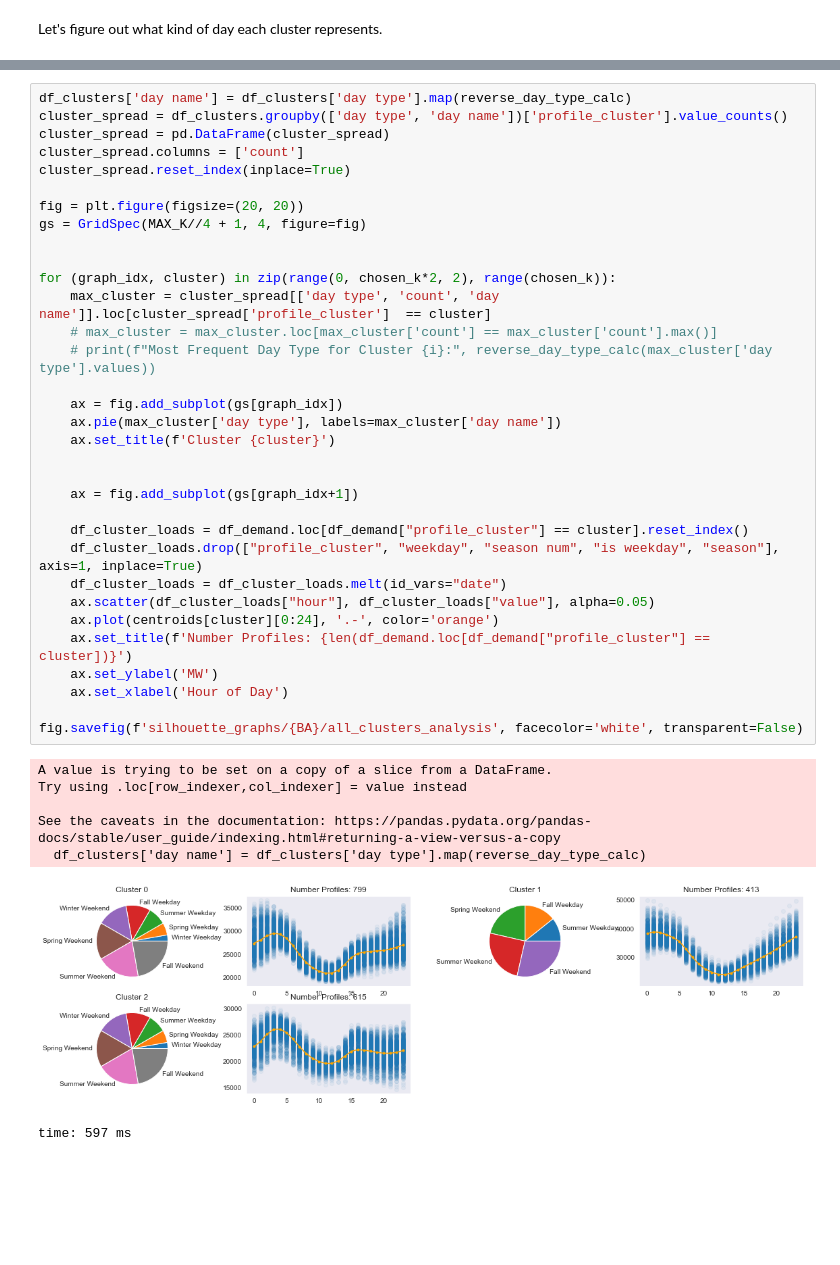
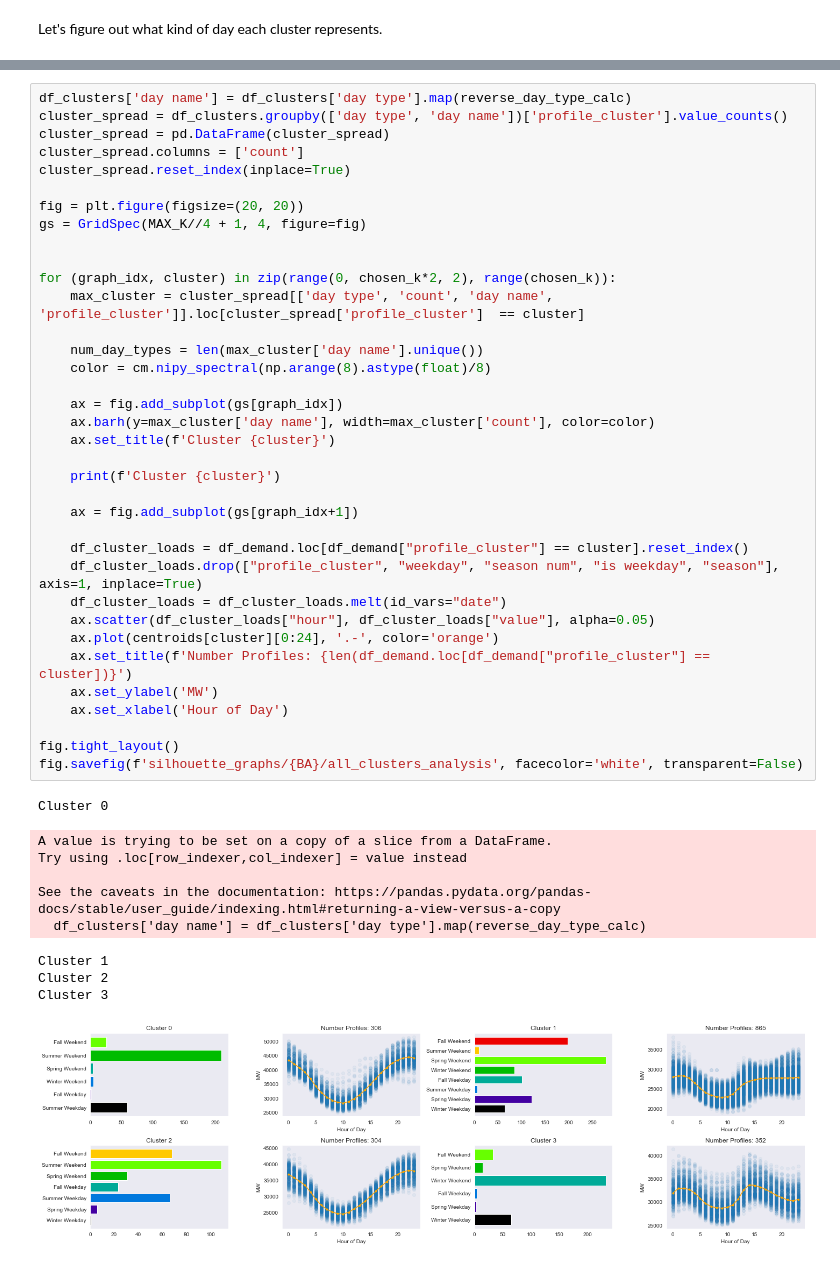
Before and after one commit to jgib124/Energy-Demand-Clustering, a Jupyter notebook: test_clustering.ipynb, the cells around one changed output, grey strips where cells are left out. Drawn from its saved outputs; the diff is of its cells as text; blank space fills up the shorter version.

Commit message:
bar charts for cluster analysisZ

```diff
--- a/test_clustering.ipynb
+++ b/test_clustering.ipynb
@@ -580,44 +557,50 @@ time: 5.44 ms
 # %%
 df_clusters['day name'] = df_clusters['day type'].map(reverse_day_type_calc)
 cluster_spread = df_clusters.groupby(['day type', 'day name'])['profile_cluster'].value_counts()
 cluster_spread = pd.DataFrame(cluster_spread)
 cluster_spread.columns = ['count']
 cluster_spread.reset_index(inplace=True)
 
 fig = plt.figure(figsize=(20, 20))
 gs = GridSpec(MAX_K//4 + 1, 4, figure=fig)
 
 
 for (graph_idx, cluster) in zip(range(0, chosen_k*2, 2), range(chosen_k)):
-    max_cluster = cluster_spread[['day type', 'count', 'day name']].loc[cluster_spread['profile_cluster']  == cluster]
-    # max_cluster = max_cluster.loc[max_cluster['count'] == max_cluster['count'].max()]
-    # print(f"Most Frequent Day Type for Cluster {i}:", reverse_day_type_calc(max_cluster['day type'].values))
+    max_cluster = cluster_spread[['day type', 'count', 'day name', 'profile_cluster']].loc[cluster_spread['profile_cluster']  == cluster]
+
+    num_day_types = len(max_cluster['day name'].unique())
+    color = cm.nipy_spectral(np.arange(8).astype(float)/8)
 
     ax = fig.add_subplot(gs[graph_idx])
-    ax.pie(max_cluster['day type'], labels=max_cluster['day name'])
+    ax.barh(y=max_cluster['day name'], width=max_cluster['count'], color=color)
     ax.set_title(f'Cluster {cluster}')
 
+    print(f'Cluster {cluster}')
 
     ax = fig.add_subplot(gs[graph_idx+1])
 
     df_cluster_loads = df_demand.loc[df_demand["profile_cluster"] == cluster].reset_index()
     df_cluster_loads.drop(["profile_cluster", "weekday", "season num", "is weekday", "season"], axis=1, inplace=True)
     df_cluster_loads = df_cluster_loads.melt(id_vars="date")
     ax.scatter(df_cluster_loads["hour"], df_cluster_loads["value"], alpha=0.05)
     ax.plot(centroids[cluster][0:24], '.-', color='orange')
     ax.set_title(f'Number Profiles: {len(df_demand.loc[df_demand["profile_cluster"] == cluster])}')
     ax.set_ylabel('MW')
     ax.set_xlabel('Hour of Day')
 
+fig.tight_layout()
 fig.savefig(f'silhouette_graphs/{BA}/all_clusters_analysis', facecolor='white', transparent=False)
 # %% [output]
-A value is trying to be set on a copy of a slice from a DataFrame.
-Try using .loc[row_indexer,col_indexer] = value instead
-
-See the caveats in the documentation: https://pandas.pydata.org/pandas-docs/stable/user_guide/indexing.html#returning-a-view-versus-a-copy
-  df_clusters['day name'] = df_clusters['day type'].map(reverse_day_type_calc)
+Cluster 0
+A value is trying to be set on a copy of a slice from a DataFrame.
+Try using .loc[row_indexer,col_indexer] = value instead
+
+See the caveats in the documentation: https://pandas.pydata.org/pandas-docs/stable/user_guide/indexing.html#returning-a-view-versus-a-copy
+  df_clusters['day name'] = df_clusters['day type'].map(reverse_day_type_calc)
+Cluster 1
+Cluster 2
+Cluster 3
-[figure, old version]
+[figure, new version]
-time: 597 ms
 # %%
 df_cluster_loads = df_demand.loc[df_demand["profile_cluster"] == 1].reset_index()
 df_cluster_loads
```
Also changed, not shown: parts of 25 cells of this notebook, 21 other files.
